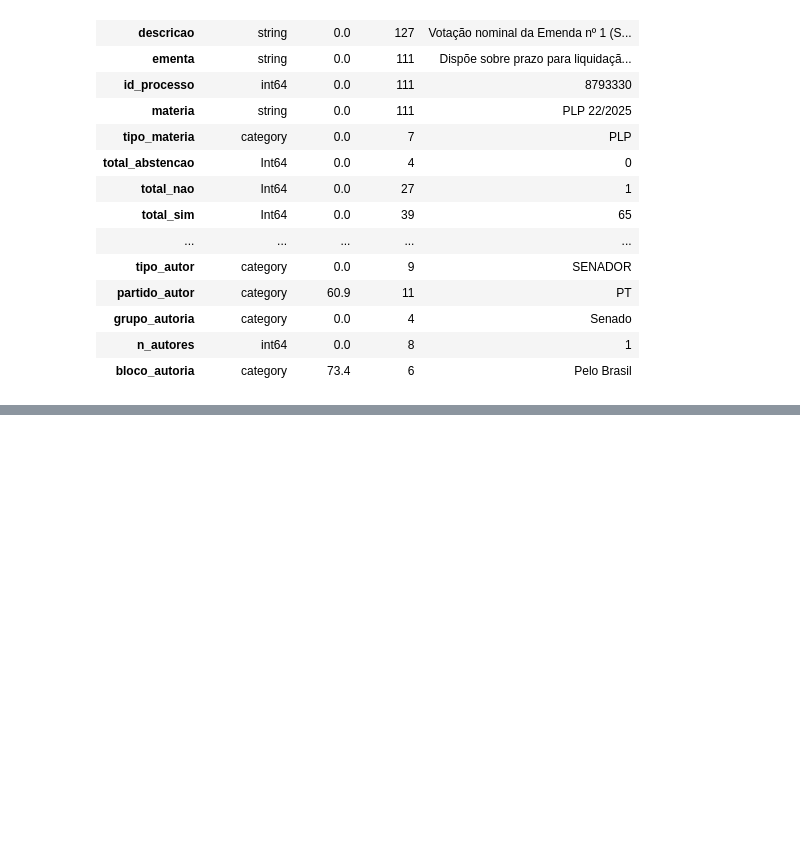
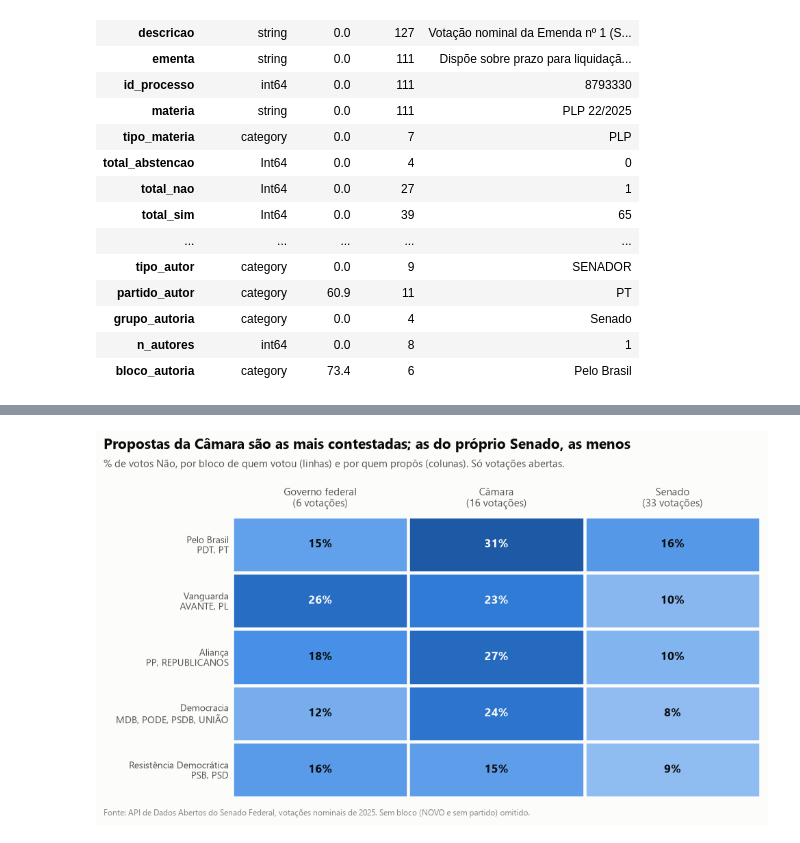
Before and after one commit to pedrob21/Aleon-Challenge, a Jupyter notebook: challenge.ipynb, the cells around one changed output, grey strips where cells are left out. Saved outputs shown, nothing was run; the diff lists cells and outputs as text; code cells hidden in the pictures; blank space fills up the shorter version.

```diff
--- a/challenge.ipynb
+++ b/challenge.ipynb
@@ -770,0 +1038,38 @@ resumo(votacoes)
+# %%
+GRUPOS_AUTORIA: list[str] = ["Governo federal", "Câmara", "Senado"]  # 'Outros órgãos' tem 1 votação aberta
+# só senadores com bloco e propostas dos três grupos principais
+com_bloco_voto = votos_abertos[votos_abertos["bloco"].ne("Sem bloco") & votos_abertos["grupo_autoria"].isin(GRUPOS_AUTORIA)]
+# Matriz bloco (linhas) x grupo de autoria (colunas) com o % de votos Não.
+# A média de uma coluna True/False é a proporção de True, ou seja, a fração de votos Não.
+matriz = (pd.crosstab(com_bloco_voto["bloco"], com_bloco_voto["grupo_autoria"],
+                      values=com_bloco_voto["categoria"].eq("Não"), aggfunc="mean")
+          .reindex(columns=GRUPOS_AUTORIA) * 100)
+matriz = matriz.loc[matriz.mean(axis=1).sort_values(ascending=False).index]  # blocos mais resistentes no topo
+n_por_grupo = abertas["grupo_autoria"].value_counts()  # nº de votações por grupo, para o cabeçalho
+
+fig, ax = plt.subplots(figsize=(9, 5.2))
+cmap = LinearSegmentedColormap.from_list("azul", RAMPA_AZUL)
+# escala fixa de 0% a 40%: o maior valor da matriz é 31%, então nenhuma célula satura
+ax.imshow(matriz.to_numpy(dtype=float), cmap=cmap, vmin=0, vmax=40, aspect="auto")
+for (i, j), valor in np.ndenumerate(matriz.to_numpy(dtype=float)):
+    # texto claro nas células escuras e escuro nas claras, para manter a leitura
+    ax.text(j, i, f"{valor:.0f}%", ha="center", va="center", fontsize=11,
+            color=SUPERFICIE if valor >= 22 else TINTA, fontweight="bold")
+ax.set_xticks(range(len(GRUPOS_AUTORIA)), [f"{g}\n({n_por_grupo[g]} votações)" for g in GRUPOS_AUTORIA])
+ax.set_yticks(range(len(matriz)), [ROTULO_BLOCO[b] for b in matriz.index], fontsize=9)
+ax.xaxis.tick_top()  # rótulos das colunas em cima, como num cabeçalho de tabela
+ax.tick_params(axis="x", colors=TINTA_2, pad=6)
+for lado in ax.spines.values():
+    lado.set_visible(False)
+# linhas da cor do fundo entre as células, para separá-las visualmente
+ax.set_xticks(np.arange(-0.5, len(GRUPOS_AUTORIA)), minor=True)
+ax.set_yticks(np.arange(-0.5, len(matriz)), minor=True)
+ax.grid(which="minor", color=SUPERFICIE, linewidth=3)
+ax.tick_params(which="minor", length=0)
+titulos(fig, "Propostas da Câmara são as mais contestadas; as do próprio Senado, as menos",
+        "% de votos Não, por bloco de quem votou (linhas) e por quem propôs (colunas). Só votações abertas.")
+rodape(fig, "Sem bloco (NOVO e sem partido) omitido.")
+fig.subplots_adjust(top=0.78, bottom=0.06, left=0.2, right=0.98)
+plt.show()
+# %% [output]
+[figure, added]
```
Also changed, not shown: parts of 29 cells of this notebook, 1 other file.
